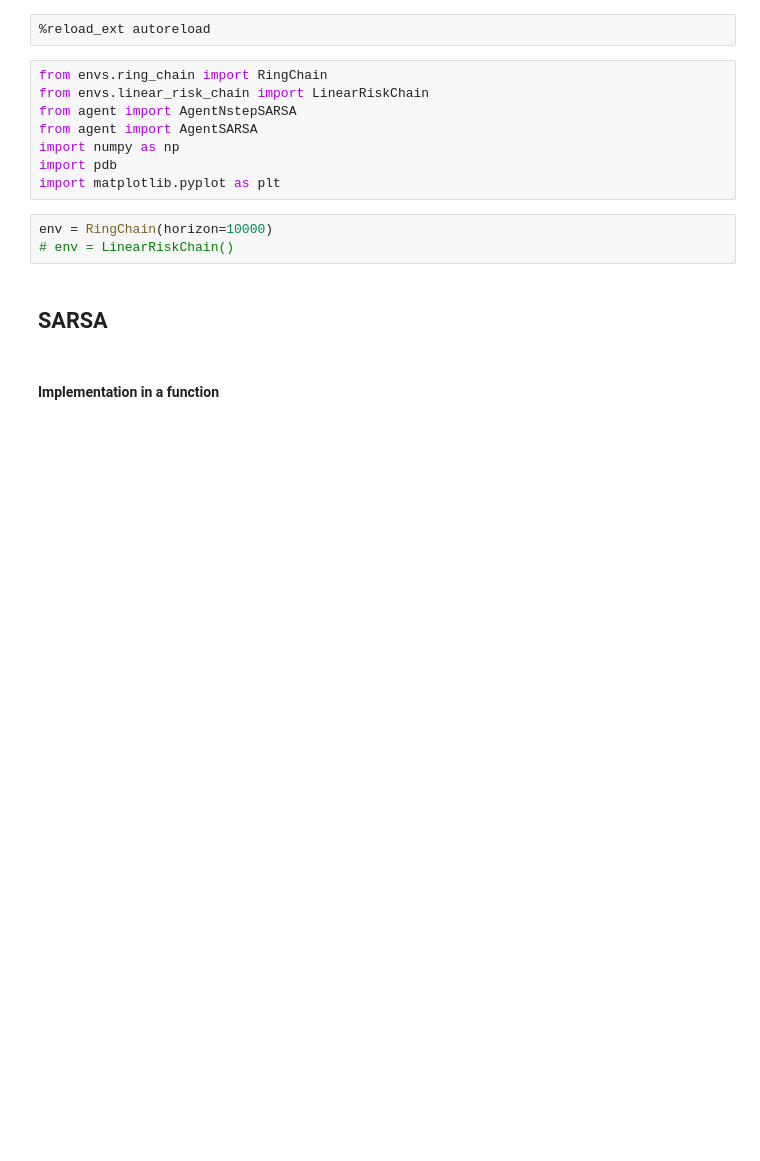
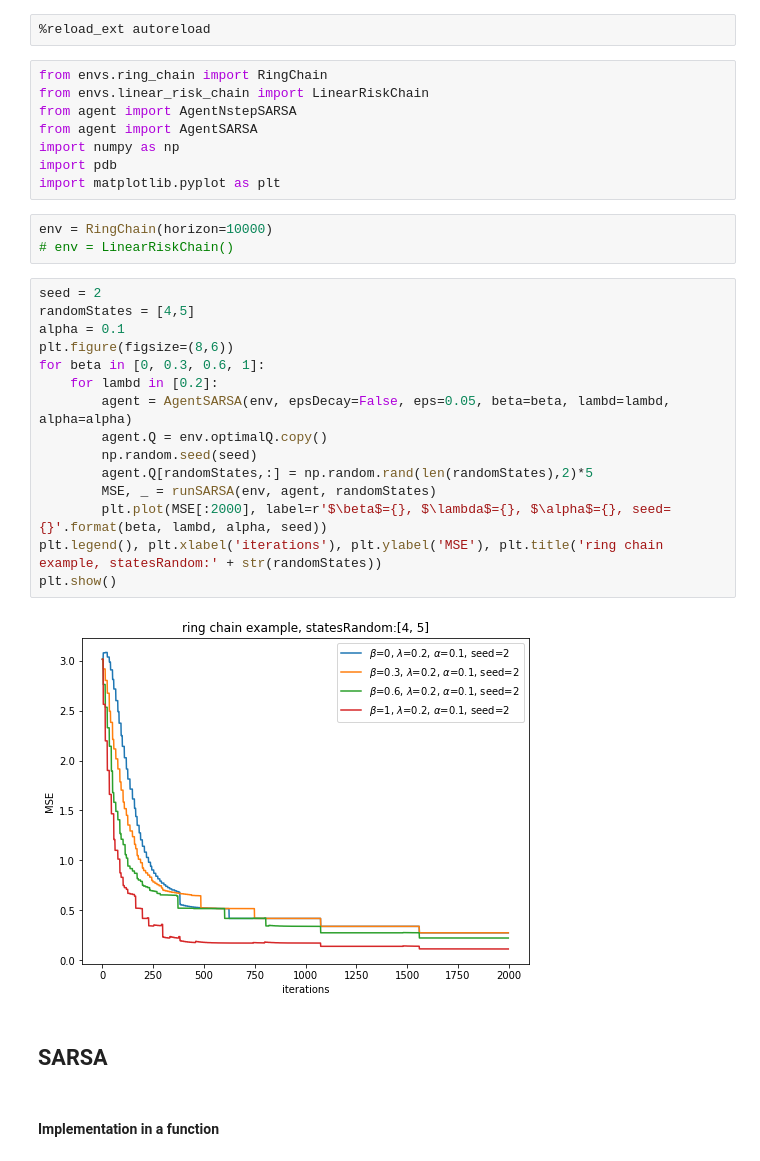
Before and after one commit to barleen-kaur/temporal_regularization_control, a Jupyter notebook: main3.ipynb, the cells around one changed output. Cells and saved outputs as stored; diff of their text form; blank space fills up the shorter version.

```diff
--- a/main3.ipynb
+++ b/main3.ipynb
@@ -15,6 +15,23 @@ import matplotlib.pyplot as plt
 # %%
 env = RingChain(horizon=10000)
 # env = LinearRiskChain()
+# %%
+seed = 2
+randomStates = [4,5]
+alpha = 0.1
+plt.figure(figsize=(8,6))
+for beta in [0, 0.3, 0.6, 1]:
+    for lambd in [0.2]:
+        agent = AgentSARSA(env, epsDecay=False, eps=0.05, beta=beta, lambd=lambd, alpha=alpha)
+        agent.Q = env.optimalQ.copy()
+        np.random.seed(seed)
+        agent.Q[randomStates,:] = np.random.rand(len(randomStates),2)*5
+        MSE, _ = runSARSA(env, agent, randomStates)
+        plt.plot(MSE[:2000], label=r'$\beta$={}, $\lambda$={}, $\alpha$={}, seed={}'.format(beta, lambd, alpha, seed))
+plt.legend(), plt.xlabel('iterations'), plt.ylabel('MSE'), plt.title('ring chain example, statesRandom:' + str(randomStates))
+plt.show()
+# %% [output]
+[figure, added]
 # %% [markdown]
 ## SARSA
 # %% [markdown]
```
Also changed, not shown: parts of 6 cells of this notebook.
